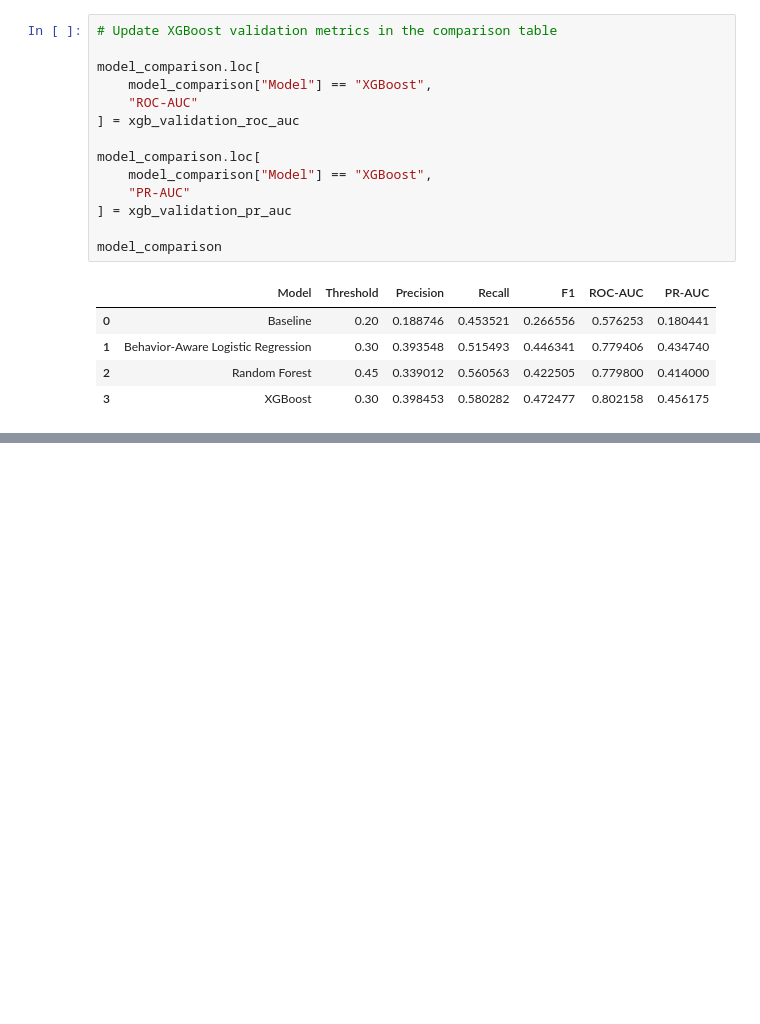
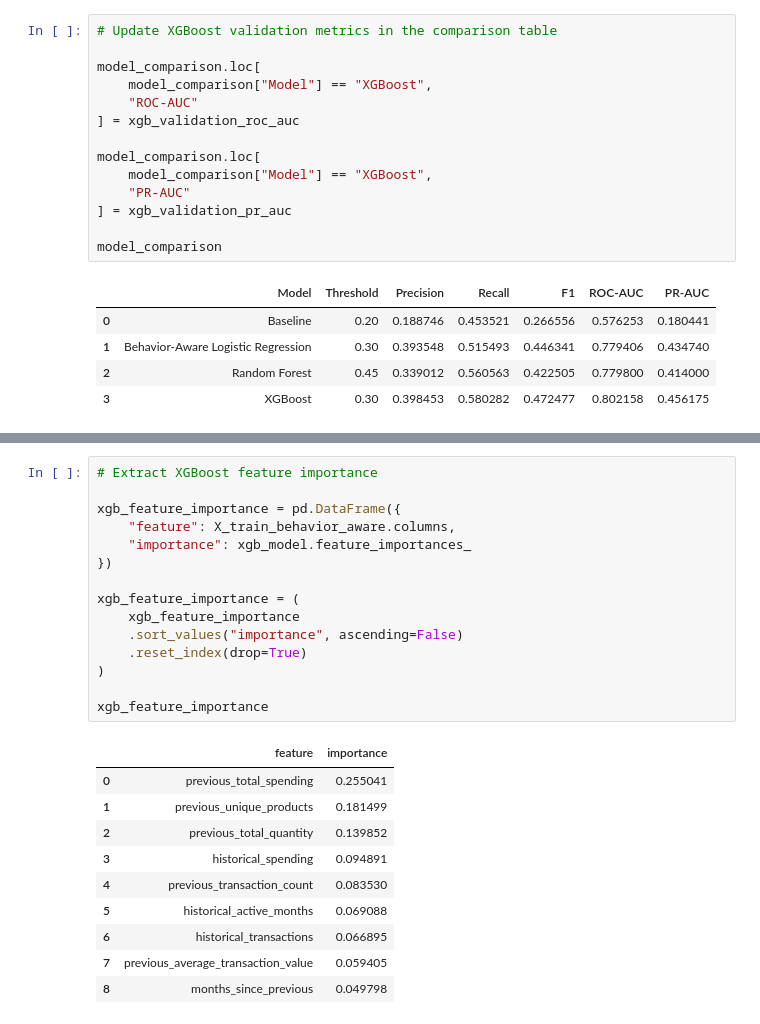
Before and after one commit to saraalwadia/customer-behavior-shift-detection, a Jupyter notebook: notebooks/04_modeling.ipynb, the cells around one changed output, grey strips where cells are left out. Cells and saved outputs as stored; diff of their text form; blank space fills up the shorter version.

```diff
--- a/notebooks/04_modeling.ipynb
+++ b/notebooks/04_modeling.ipynb
@@ -2360,0 +2370,26 @@ model_comparison
+# %%
+# Extract XGBoost feature importance
+
+xgb_feature_importance = pd.DataFrame({
+    "feature": X_train_behavior_aware.columns,
+    "importance": xgb_model.feature_importances_
+})
+
+xgb_feature_importance = (
+    xgb_feature_importance
+    .sort_values("importance", ascending=False)
+    .reset_index(drop=True)
+)
+
+xgb_feature_importance
+# %% [output]
+|  | feature | importance |
+| 0 | previous_total_spending | 0.255041 |
+| 1 | previous_unique_products | 0.181499 |
+| 2 | previous_total_quantity | 0.139852 |
+| 3 | historical_spending | 0.094891 |
+| 4 | previous_transaction_count | 0.083530 |
+| 5 | historical_active_months | 0.069088 |
+| 6 | historical_transactions | 0.066895 |
+| 7 | previous_average_transaction_value | 0.059405 |
+| 8 | months_since_previous | 0.049798 |
```
Also changed, not shown: parts of 23 cells of this notebook, 2 other files.
